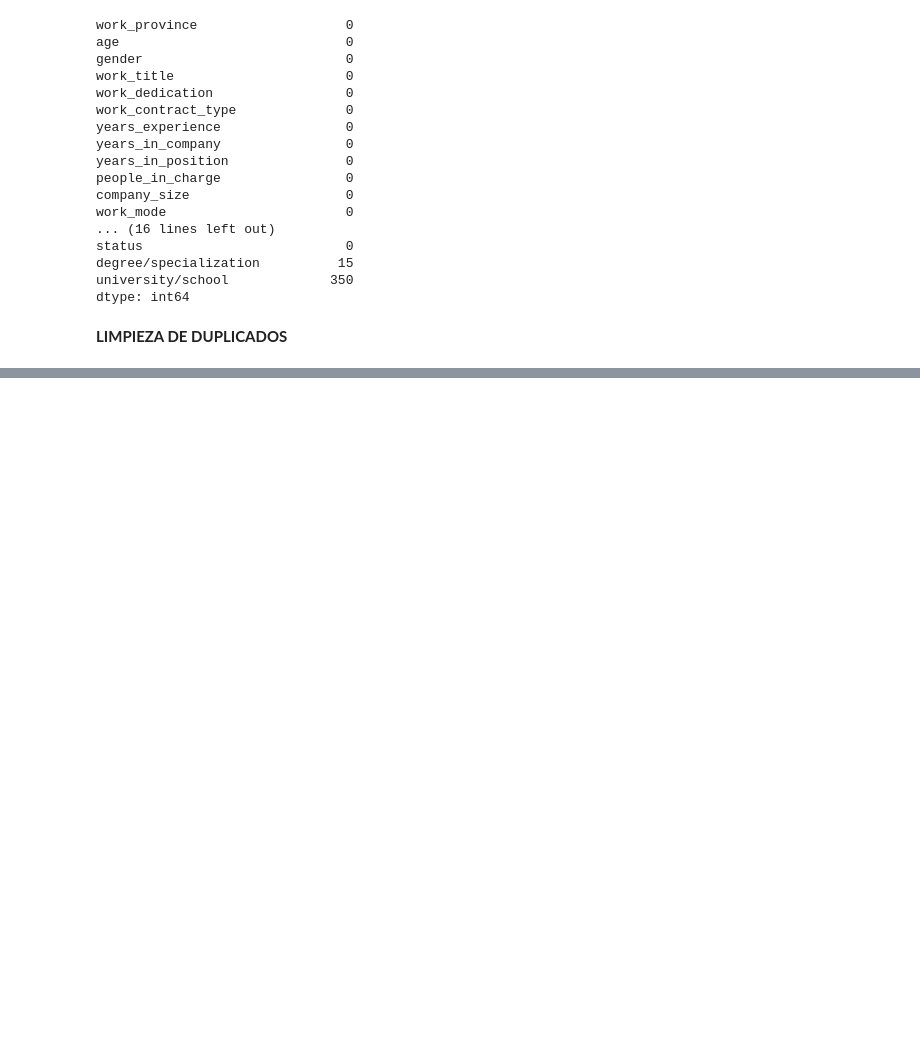
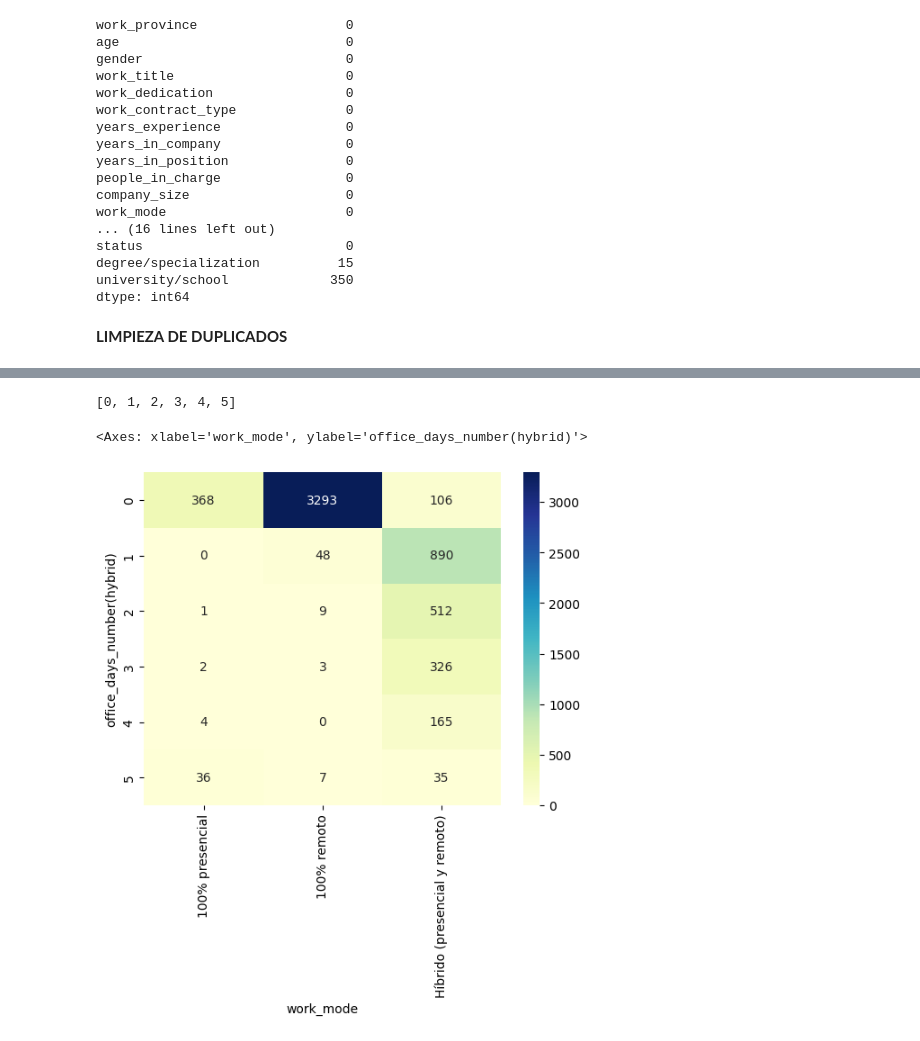
Before and after one commit to simonzanetti/2023.2-SysArmy-IT-Salaries-Survey, a Jupyter notebook: 2023_2_SysArmy_Survey.ipynb, the cells around one changed output, grey strips where cells are left out. Saved outputs shown, nothing was run; the diff lists cells and outputs as text; code cells hidden in the pictures; blank space fills up the shorter version.

```diff
--- a/2023_2_SysArmy_Survey.ipynb
+++ b/2023_2_SysArmy_Survey.ipynb
@@ -112,0 +196,10 @@ dtype: int64
+# %%
+#OFFICE_DAYS_NUMBER
+#ESPERAR ANALISIS
+print(sorted(salaries['office_days_number(hybrid)'].unique()))
+#sns.countplot(y=salaries['office_days_number(hybrid)'], color='steelblue',order=salaries['office_days_number(hybrid)'].value_counts().index)
+sns.heatmap(pd.crosstab(salaries['office_days_number(hybrid)'], salaries['work_mode']), annot=True, fmt='d', cmap='YlGnBu')
+# %% [output]
+[0, 1, 2, 3, 4, 5]
+<Axes: xlabel='work_mode', ylabel='office_days_number(hybrid)'>
+[figure, added]
```
Also changed, not shown: parts of 11 cells of this notebook.
